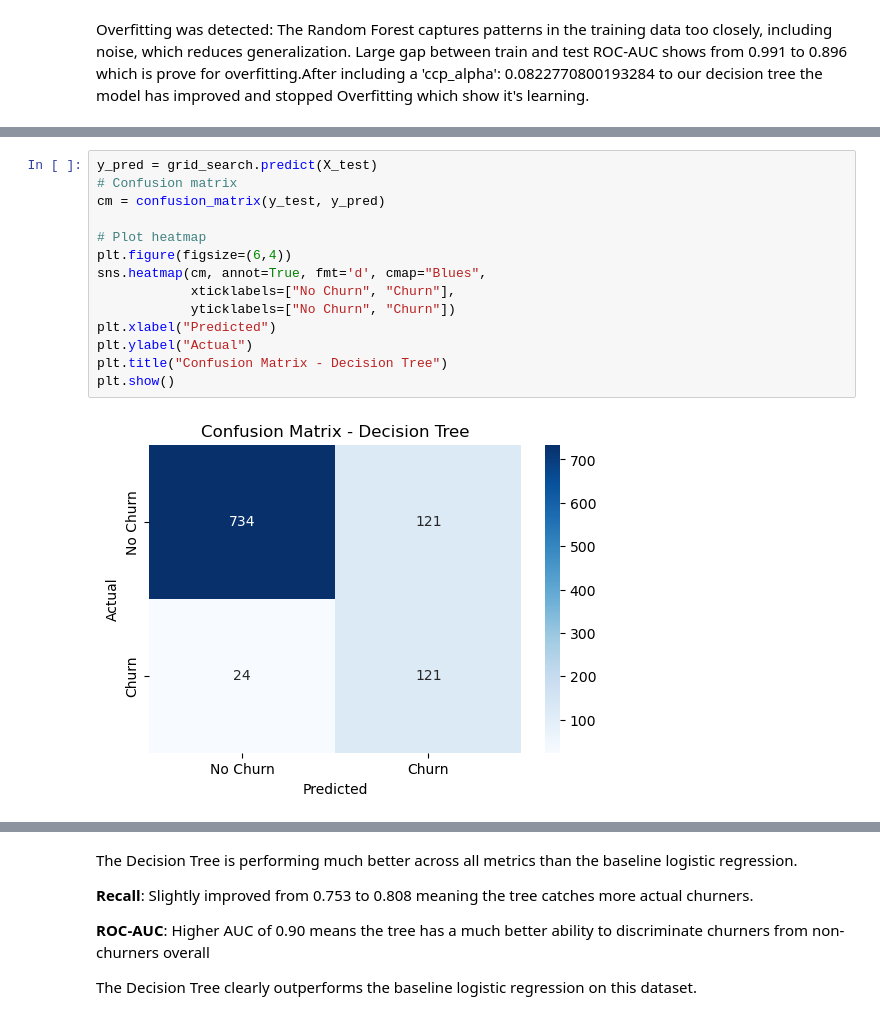
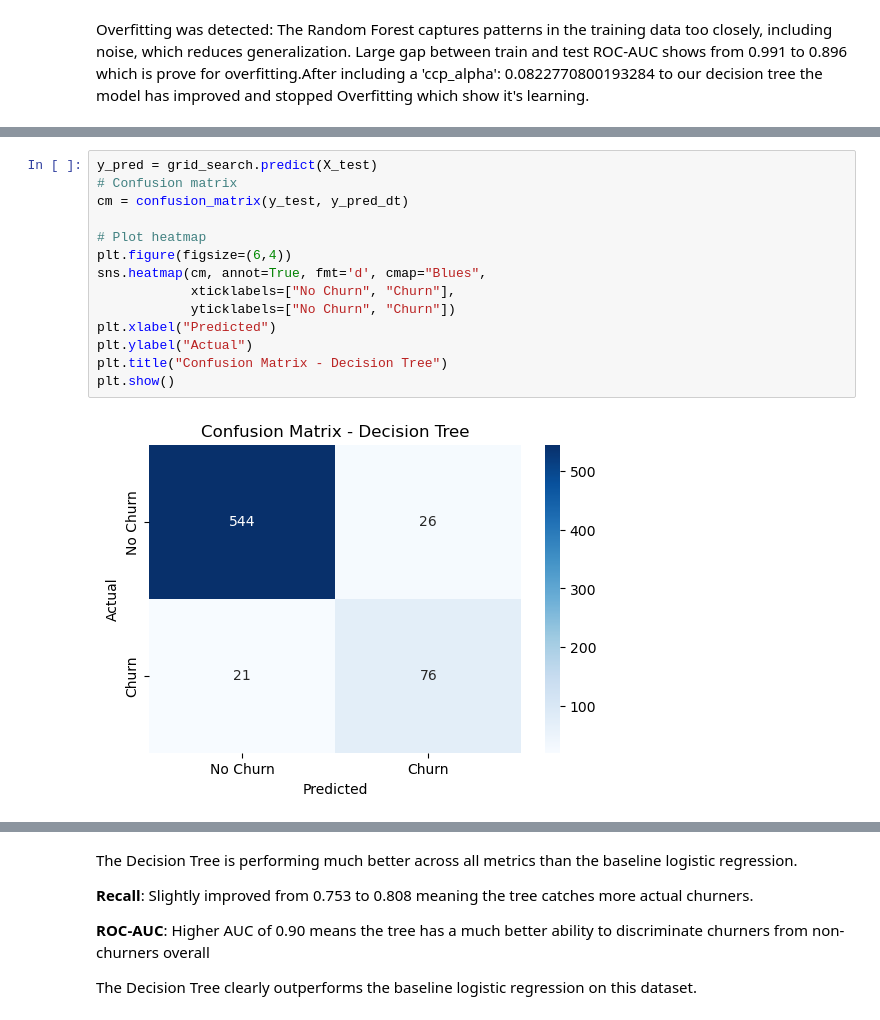
Before and after one commit to Smwangi1/SyriaTel, a Jupyter notebook: index .ipynb, the cells around one changed output, grey strips where cells are left out. Drawn from its saved outputs; the diff is of its cells as text.

```diff
--- a/index .ipynb
+++ b/index .ipynb
@@ -1021,18 +1071,18 @@ plt.show()
 # %%
 y_pred = grid_search.predict(X_test)
 # Confusion matrix
-cm = confusion_matrix(y_test, y_pred)
+cm = confusion_matrix(y_test, y_pred_dt)
 
 # Plot heatmap
 plt.figure(figsize=(6,4))
 sns.heatmap(cm, annot=True, fmt='d', cmap="Blues",
             xticklabels=["No Churn", "Churn"],
             yticklabels=["No Churn", "Churn"])
 plt.xlabel("Predicted")
 plt.ylabel("Actual")
 plt.title("Confusion Matrix - Decision Tree")
 plt.show()
 # %% [output]
-[figure, old version]
+[figure, new version]
 # %%
 from sklearn import tree
```
Also changed, not shown: parts of 34 cells of this notebook, 8 other files.
